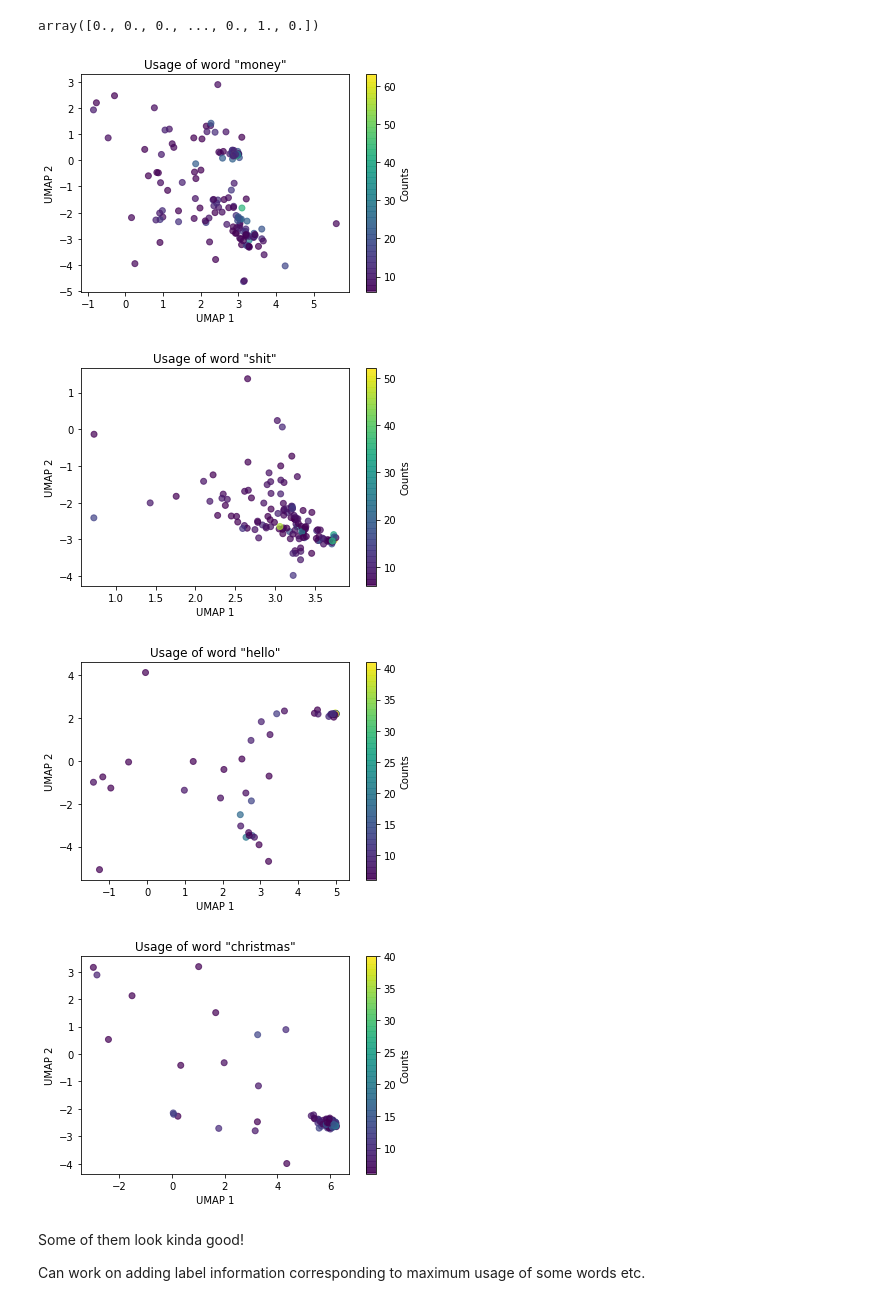
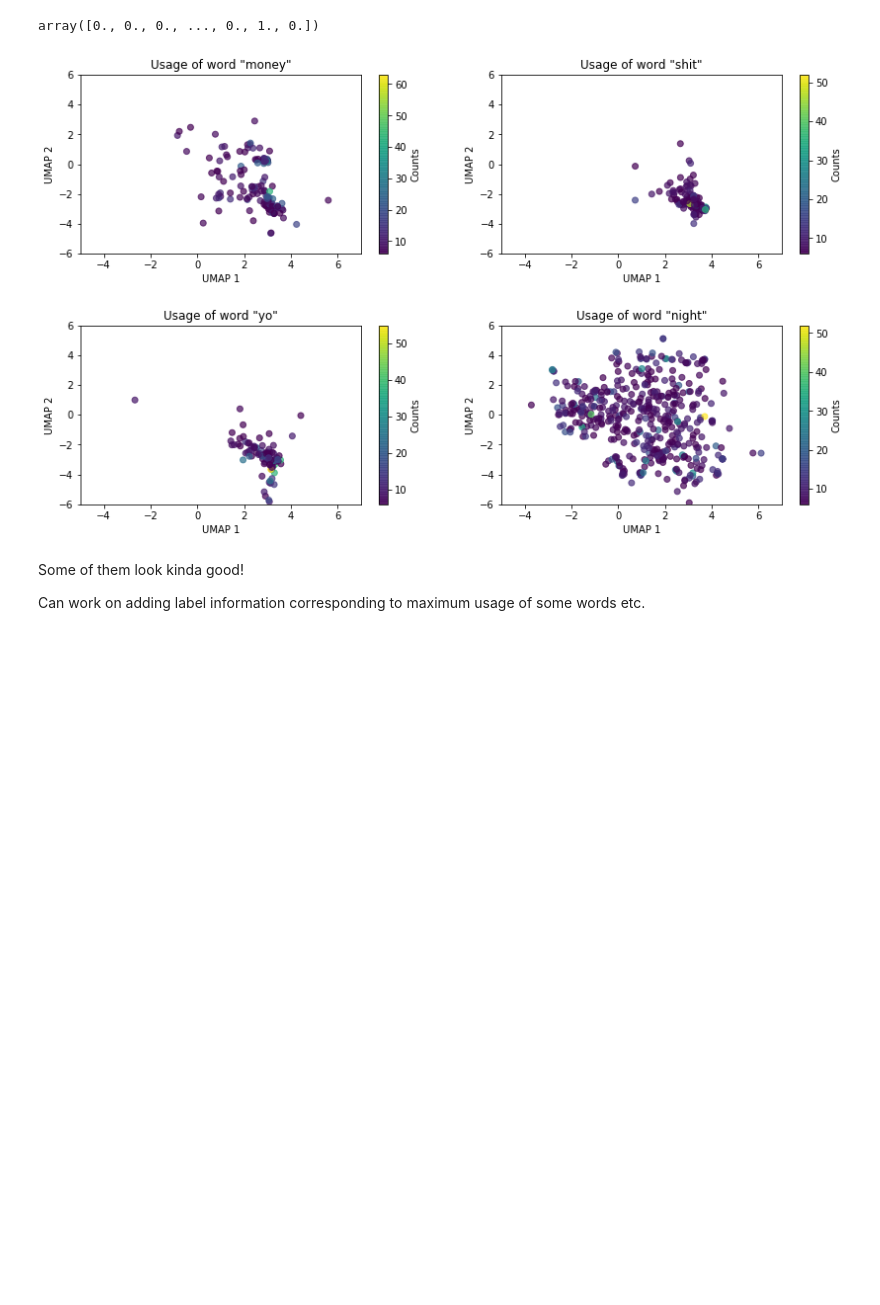
Before and after one commit to alpakpinar/genreGenius, a Jupyter notebook: count_visualize.ipynb, the cells around one changed output. Saved outputs shown, nothing was run; the diff lists cells and outputs as text; code cells hidden in the pictures; blank space fills up the shorter version.

```diff
--- a/count_visualize.ipynb
+++ b/count_visualize.ipynb
@@ -54,19 +55,52 @@ def scatter_plot(count_data, umap_data, word, num_threshold=5):
     ax.set_xlabel('UMAP 1')
     ax.set_ylabel('UMAP 2')
     ax.set_title(f'Usage of word "{word}"')
+    ax.set_xlim(-5,7)
+    ax.set_ylim(-6,6)
     cbar = plt.colorbar()
     cbar.set_label('Counts')
     fig.savefig(f'./visualizations/{word}_plot.png')
     plt.show()
+
+def scatter_plot_2by2(count_data, umap_data, word_list, num_threshold=5):
+    fig = plt.figure(figsize=(14,8))
+    for (iword, word) in enumerate(word_list):
+        counts = count_data[word]
+
+        # Clean the data with few counts (too much clutter in visualization)
+        idx = np.argwhere(counts > num_threshold)
+        counts_clean = counts[idx].flatten()
+        umap_data_clean = umap_data[idx].squeeze()
+
+        ax = plt.subplot(2, 2, iword+1)
+        plt.scatter(
+            umap_data_clean[:,0],
+            umap_data_clean[:,1],
+            c=counts_clean,
+            cmap='viridis',
+            alpha=0.7
+        )
+
+        ax.set_xlabel('UMAP 1')
+        ax.set_ylabel('UMAP 2')
+        ax.set_title(f'Usage of word "{word}"')
+        ax.set_xlim(-5,7)
+        ax.set_ylim(-6,6)
+        cbar = plt.colorbar()
+        cbar.set_label('Counts')
+
+    plt.rcParams.update({'font.size' : 14})
+    plt.subplots_adjust(hspace=0.4)
+    #fig.savefig('./visualizations/2by2counts.png')
+    plt.show()
 # %%
-words = ['money', 'shit', 'hello', 'christmas']
-for word in words:
-    scatter_plot(count_data, umap_data, word)
+words = ['money', 'shit', 'yo', 'night']
+#for word in words:
+#    scatter_plot(count_data, umap_data, word)
+
+scatter_plot_2by2(count_data, umap_data, words)
 # %% [output]
-[figure, old version]
+[figure, new version]
-[figure, removed]
-[figure, removed]
-[figure, removed]
 # %% [markdown]
 Some of them look kinda good!
 
```
Also changed, not shown: parts of 5 cells of this notebook.
